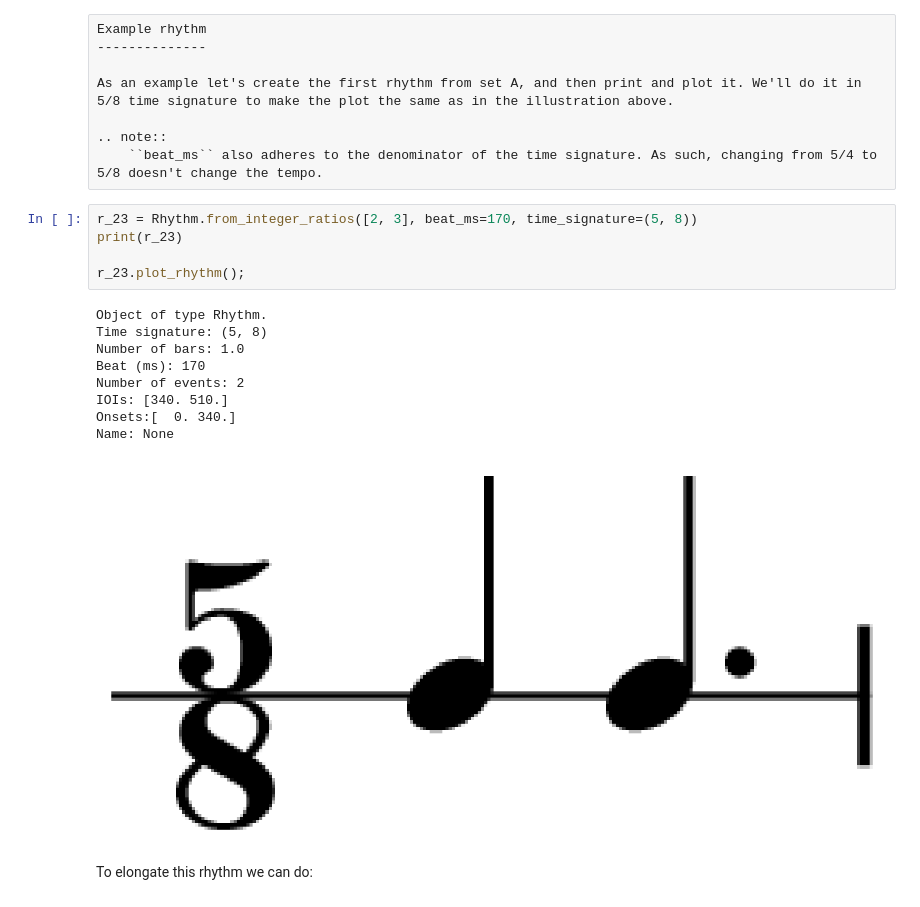
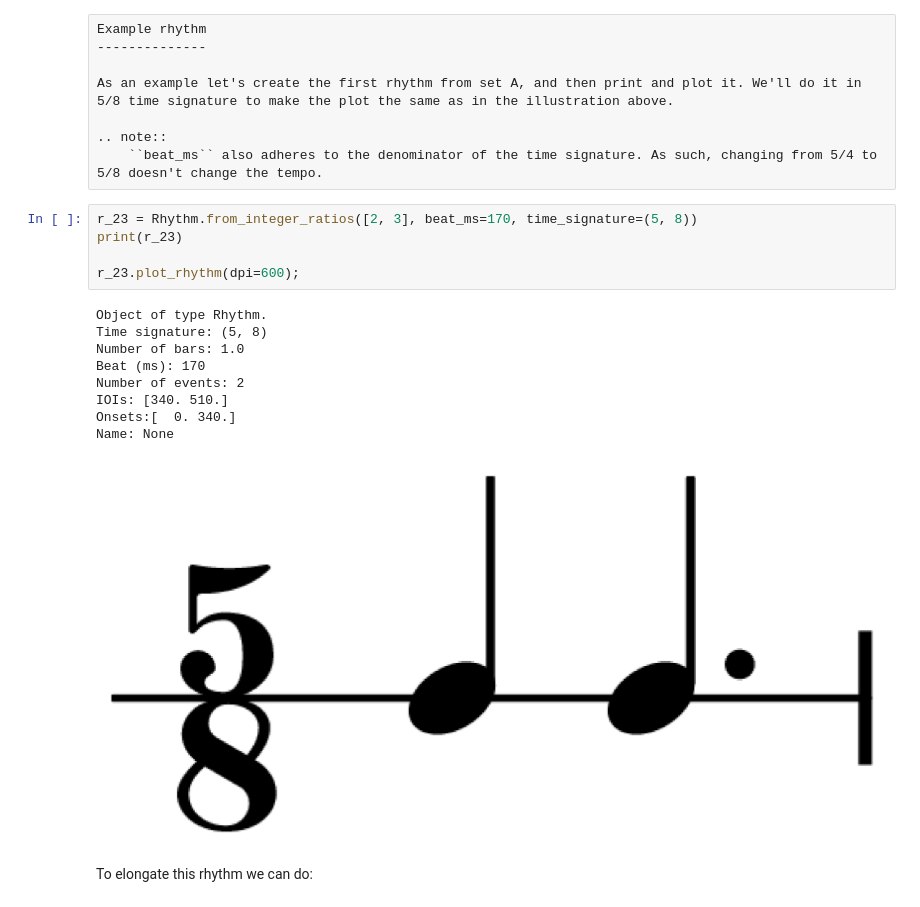
Before and after one commit to Jellevanderwerff/thebeat, a Jupyter notebook: docs/source/examples/usecases/repplondonkeller.ipynb, the cells around one changed output. Cells and saved outputs as stored; diff of their text form.

```diff
--- a/docs/source/examples/usecases/repplondonkeller.ipynb
+++ b/docs/source/examples/usecases/repplondonkeller.ipynb
@@ -43,18 +38,18 @@ As an example let's create the first rhythm from set A, and then print and plot
 # %%
 r_23 = Rhythm.from_integer_ratios([2, 3], beat_ms=170, time_signature=(5, 8))
 print(r_23)
 
-r_23.plot_rhythm();
+r_23.plot_rhythm(dpi=600);
 # %% [output]
 Object of type Rhythm.
 Time signature: (5, 8)
 Number of bars: 1.0
 Beat (ms): 170
 Number of events: 2
 IOIs: [340. 510.]
 Onsets:[  0. 340.]
 Name: None
-[figure, old version]
+[figure, new version]
 # %% [markdown]
 To elongate this rhythm we can do:
 # %%
```
Also changed, not shown: parts of 7 cells of this notebook, 34 other files.
